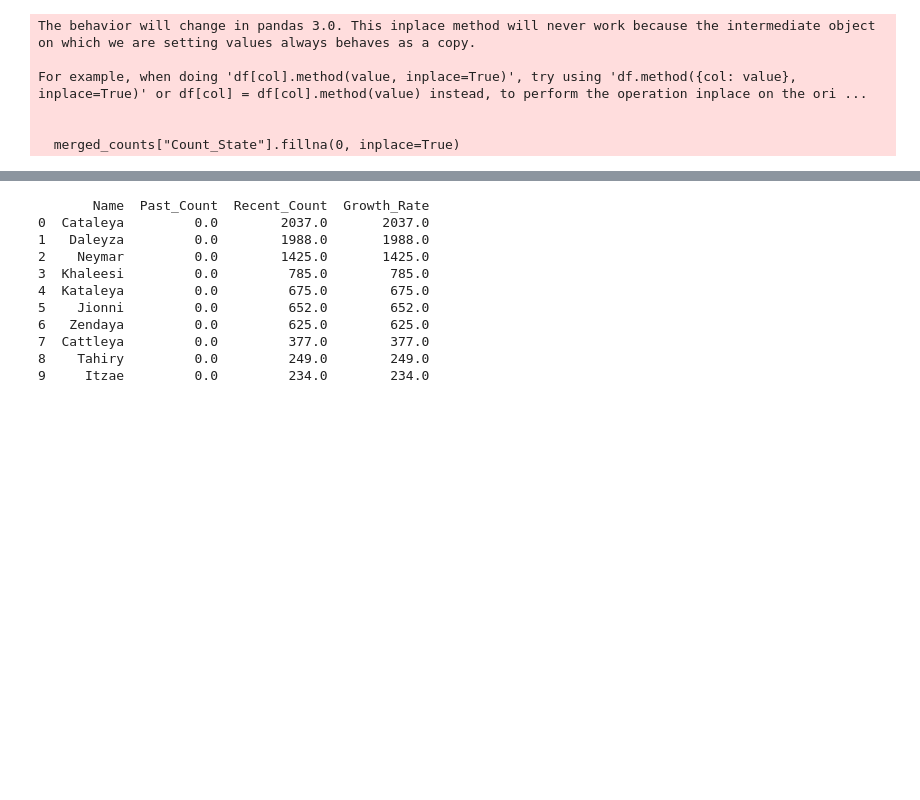
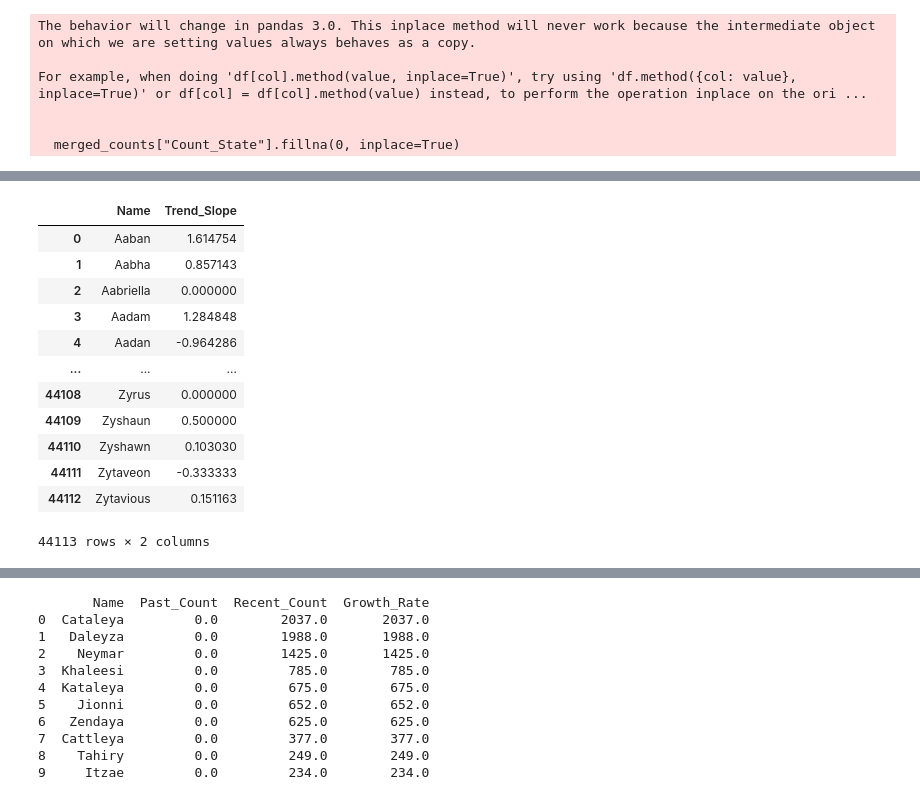
Before and after one commit to matej-kosiba/STRV_test_project, a Jupyter notebook: jupyter.ipynb, the cells around one changed output, grey strips where cells are left out. Drawn from its saved outputs; the diff is of its cells as text; code cells hidden in the pictures; blank space fills up the shorter version.

```diff
--- a/jupyter.ipynb
+++ b/jupyter.ipynb
@@ -1133,0 +1199,39 @@ For example, when doing 'df[col].method(value, inplace=True)', try using 'df.met
+# %%
+# Prepare storage for trend slopes
+name_trends = []
+
+# Iterate through each name and fit a regression model
+for name, group in df_national.groupby("Name"):
+    # Extract years and counts
+    X = group["Year"].values.reshape(-1, 1)  # Reshape for sklearn
+    y = group["Count"].values
+
+    # Ensure there are enough data points to fit a model
+    if len(y) < 2:
+        continue  # Skip names with less than 2 years of data
+
+    # Fit linear regression model
+    model = LinearRegression()
+    model.fit(X, y)
+
+    # Store the trend slope (steeper slope = more trending)
+    name_trends.append({"Name": name, "Trend_Slope": model.coef_[0]})
+
+# Convert results to DataFrame
+df_trends = pd.DataFrame(name_trends)
+
+df_trends
+# %% [output]
+|  | Name | Trend_Slope |
+| 0 | Aaban | 1.614754 |
+| 1 | Aabha | 0.857143 |
+| 2 | Aabriella | 0.000000 |
+| 3 | Aadam | 1.284848 |
+| 4 | Aadan | -0.964286 |
+| ... | ... | ... |
+| 44108 | Zyrus | 0.000000 |
+| 44109 | Zyshaun | 0.500000 |
+| 44110 | Zyshawn | 0.103030 |
+| 44111 | Zytaveon | -0.333333 |
+| 44112 | Zytavious | 0.151163 |
+44113 rows × 2 columns
```
Also changed, not shown: parts of 26 cells of this notebook, 13 other files.
